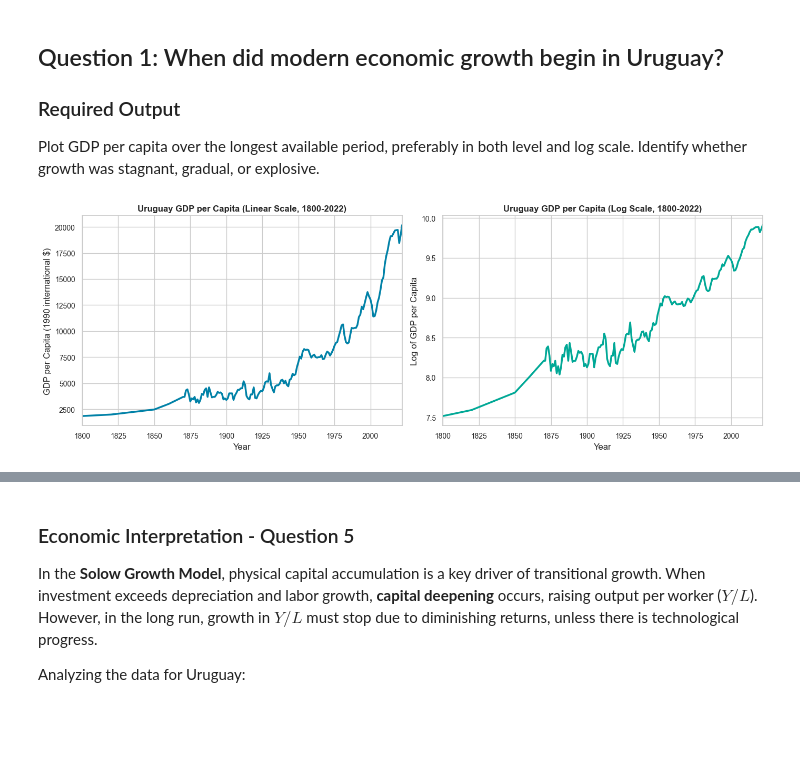
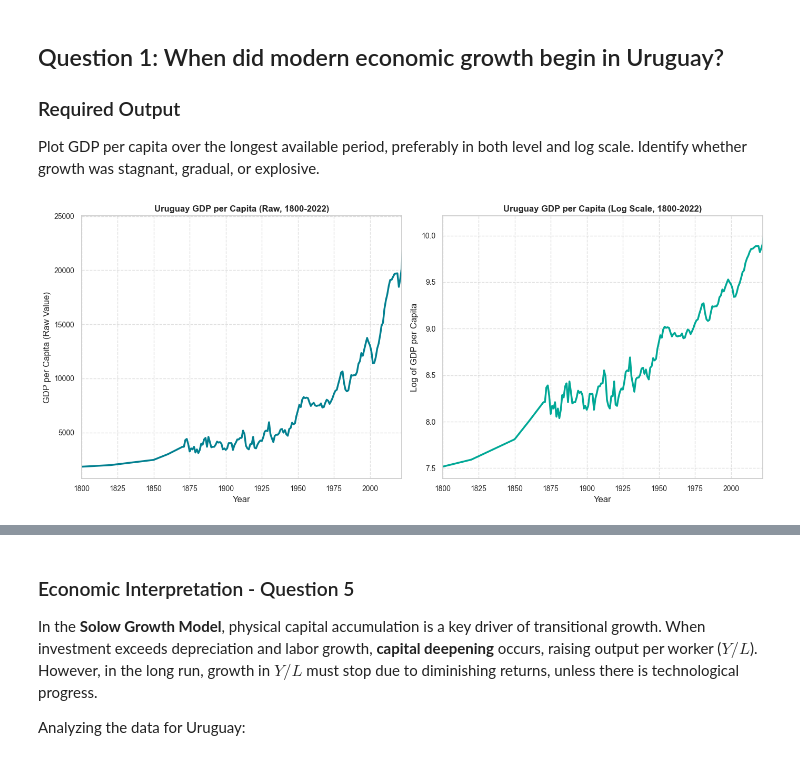
Before and after one commit to HiketheMike/Countries-Miniproject, a Jupyter notebook: Analysis.ipynb, the cells around one changed output, grey strips where cells are left out. Saved outputs shown, nothing was run; the diff lists cells and outputs as text; code cells hidden in the pictures; blank space fills up the shorter version.

```diff
--- a/Analysis.ipynb
+++ b/Analysis.ipynb
@@ -119,30 +119,39 @@ def calculate_bm_ratio(df, var_name, peaks, k=3):
 ### Required Output
 Plot GDP per capita over the longest available period, preferably in both level and log scale. Identify whether growth was stagnant, gradual, or explosive.
 # %%
+import pandas as pd
+import numpy as np
+import matplotlib.pyplot as plt
+
 # Load Maddison data for Uruguay
-maddison = pd.read_excel('Q1.xlsx', sheet_name='Uruguay')
+maddison = pd.read_csv('Q1.csv')
 maddison['GDP pc'] = maddison['GDP pc'].astype(str).str.replace(',', '').str.strip().astype(float)
 maddison['LogGDPpc'] = np.log(maddison['GDP pc'])
 
-fig, axes = plt.subplots(1, 2, figsize=(14, 5))
-# Level Plot
-axes[0].plot(maddison['Year'], maddison['GDP pc'], color='#0081a7', linewidth=2.5)
-axes[0].set_title('Uruguay GDP per Capita (Linear Scale, 1800-2022)', fontsize=12, fontweight='bold')
+# Create a figure with 1 row and 2 columns of subplots
+fig, axes = plt.subplots(1, 2, figsize=(14, 6))
+
+# --- Plot 1: Raw GDP per Capita (axes[0]) ---
+axes[0].plot(maddison['Year'], maddison['GDP pc'], color='#028090', linewidth=2.5)
+axes[0].set_title('Uruguay GDP per Capita (Raw, 1800-2022)', fontsize=12, fontweight='bold')
 axes[0].set_xlabel('Year')
-axes[0].set_ylabel('GDP per Capita (1990 international $)')
+axes[0].set_ylabel('GDP per Capita (Raw Value)')
 axes[0].set_xlim(1800, 2022)
+axes[0].grid(True, linestyle='--', alpha=0.6)  # Added grid for better readability
 
-# Log Plot
+# --- Plot 2: Log Scale GDP per Capita (axes[1]) ---
 axes[1].plot(maddison['Year'], maddison['LogGDPpc'], color='#00a896', linewidth=2.5)
 axes[1].set_title('Uruguay GDP per Capita (Log Scale, 1800-2022)', fontsize=12, fontweight='bold')
 axes[1].set_xlabel('Year')
 axes[1].set_ylabel('Log of GDP per Capita')
 axes[1].set_xlim(1800, 2022)
+axes[1].grid(False, linestyle='--', alpha=0.6)
 
+# Final layout adjustments and display
 plt.tight_layout()
 plt.show()
 # %% [output]
-[figure, old version]
+[figure, new version]
 # %% [markdown]
 ### Economic Interpretation - Question 1
 
```
Also changed, not shown: parts of 18 cells of this notebook, 16 other files.
